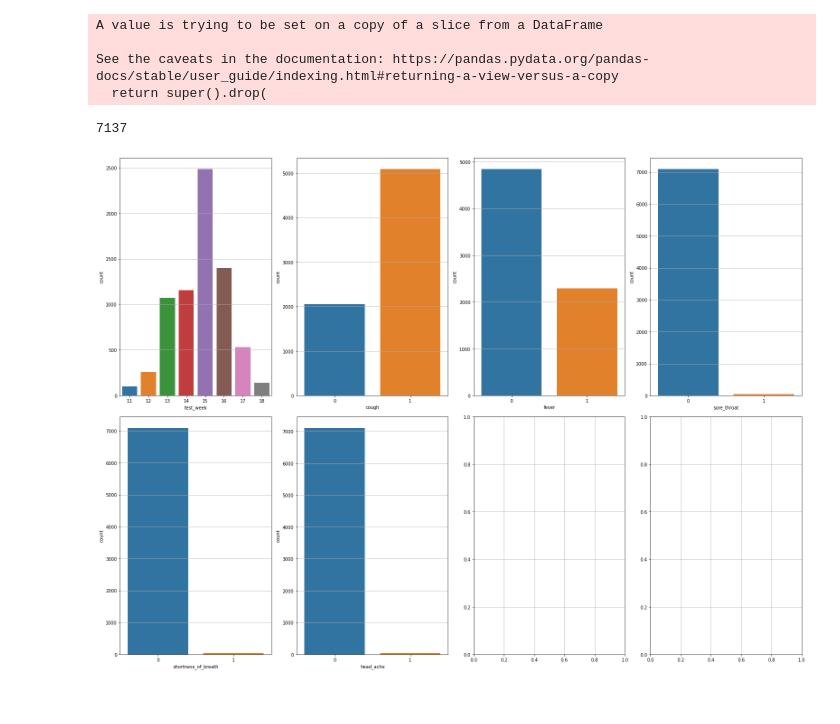
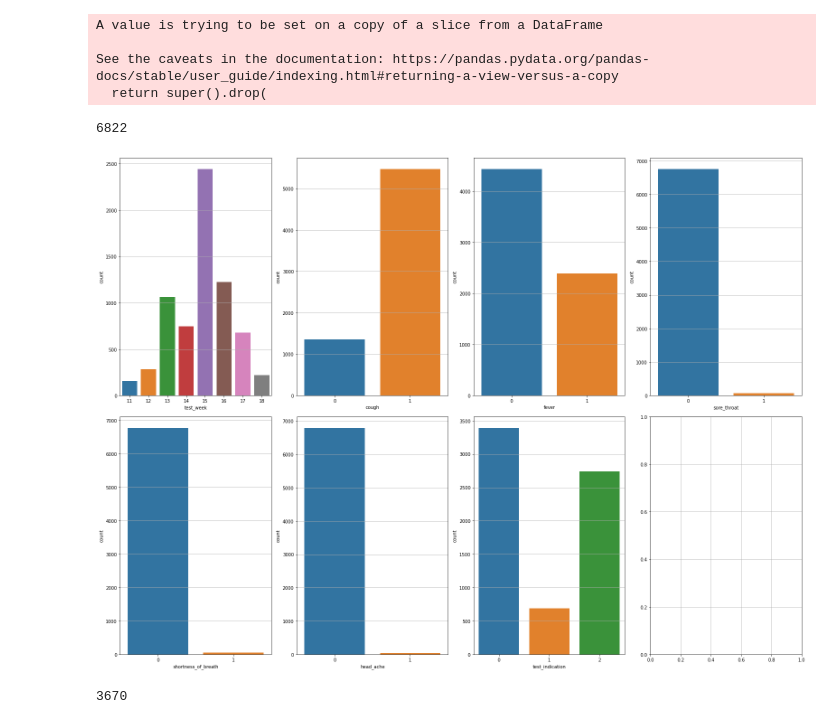
Before and after one commit to NirLalum/corona-diagnosis, a Jupyter notebook: xgboost.ipynb, the cells around one changed output. Drawn from its saved outputs; the diff is of its cells as text; code cells hidden in the pictures.

```diff
--- a/xgboost.ipynb
+++ b/xgboost.ipynb
@@ -40,4 +42,4 @@ columns_names.remove('corona_result')
 columns_names.append('corona_result')
 
 dataset_hot_encoded = dataset_hot_encoded.reindex(columns=columns_names)
-dataset_hot_encoded
+dataset_hot_encoded.drop(columns='index', inplace=True)
@@ -156,5 +198,5 @@ optimal_params.best_params_
 # %%
-xgb_post_val = xgb.XGBClassifier(objective='binary:logistic', learning_rate=0.1, max_depth=6, reg_lambda=0, gamma=1.0, scale_pos_weight=3)
+xgb_post_val = xgb.XGBClassifier(objective='binary:logistic', learning_rate=0.3, max_depth=6, reg_lambda=0, gamma=2.0, scale_pos_weight=3)
 xgb_post_val.fit(X_train, y_train,verbose=True, early_stopping_rounds=10, eval_metric='aucpr', eval_set=[(X_val, y_val)])
 xgb_post_val_pred = xgb_post_val.predict(X_test)
 
@@ -254,8 +298,14 @@ See the caveats in the documentation: https://pandas.pydata.org/pandas-docs/stab
 # %%
 len(false_positive_pred)
 # %% [output]
-7137
+6822
 # %%
-hel.plot_dataset(false_positive_pred[false_positive_pred.columns[1:7]], sns.countplot, 'countplot')
+hel.plot_dataset(false_positive_pred[false_positive_pred.columns[1:8]], sns.countplot, 'countplot')
 # %% [output]
-[figure, old version]
+[figure, new version]
+# %%
+cough_fever_gr = false_positive_pred.groupby(['cough', 'fever'])
+sub_group = cough_fever_gr.get_group((1,0))
+len(sub_group)
+# %% [output]
+3670
```
Also changed, not shown: parts of 28 cells of this notebook, 5 other files.
